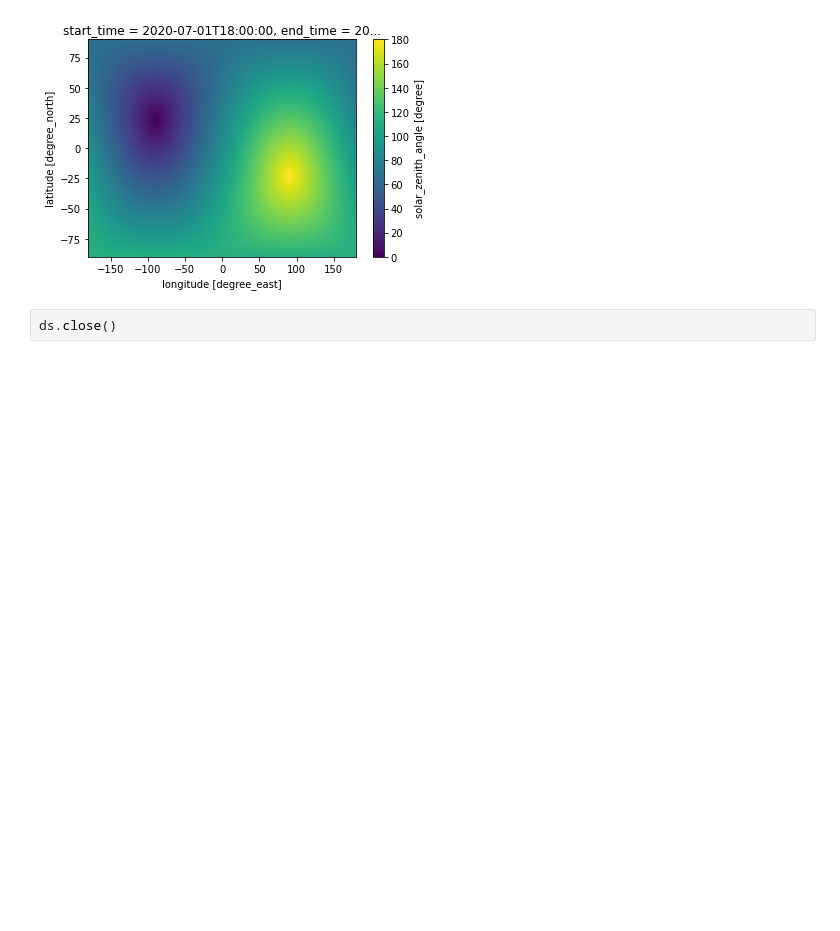
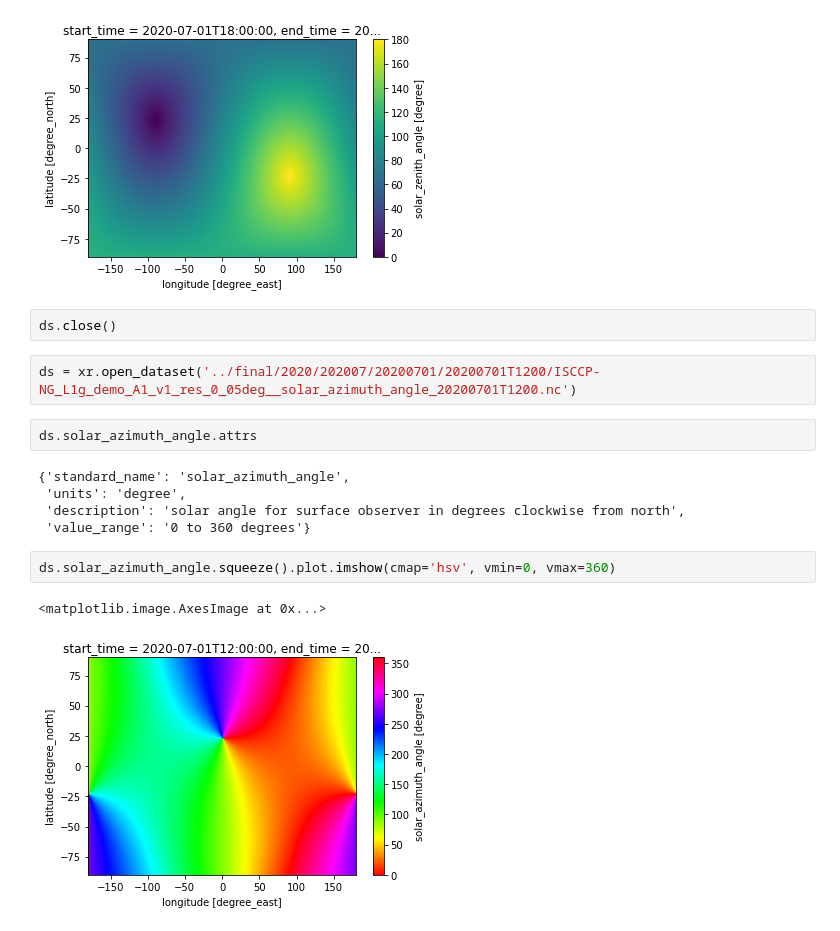
Before and after one commit to CodaP/isccp_l1g_prototype, a Jupyter notebook: notebooks/solar_angle.ipynb, the cells around one changed output. Cells and saved outputs as stored; diff of their text form; blank space fills up the shorter version.

Commit message:
Change directory structure again, fix WMO ids, and fix solar azimuth units

```diff
--- a/notebooks/solar_angle.ipynb
+++ b/notebooks/solar_angle.ipynb
@@ -206,3 +206,17 @@ ds.solar_zenith_angle[0].plot.imshow()
 [figure]
 # %%
 ds.close()
+# %%
+ds = xr.open_dataset('../final/2020/202007/20200701/20200701T1200/ISCCP-NG_L1g_demo_A1_v1_res_0_05deg__solar_azimuth_angle_20200701T1200.nc')
+# %%
+ds.solar_azimuth_angle.attrs
+# %% [output]
+{'standard_name': 'solar_azimuth_angle',
+ 'units': 'degree',
+ 'description': 'solar angle for surface observer in degrees clockwise from north',
+ 'value_range': '0 to 360 degrees'}
+# %%
+ds.solar_azimuth_angle.squeeze().plot.imshow(cmap='hsv', vmin=0, vmax=360)
+# %% [output]
+<matplotlib.image.AxesImage at 0x...>
+[figure, added]
```
Also changed, not shown: 16 other files.
